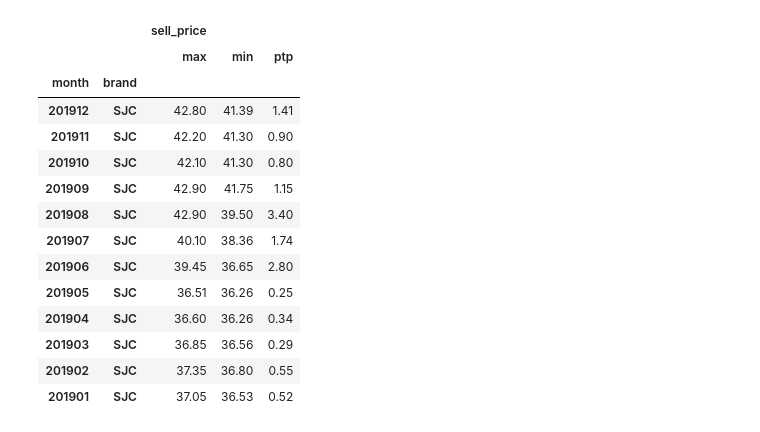
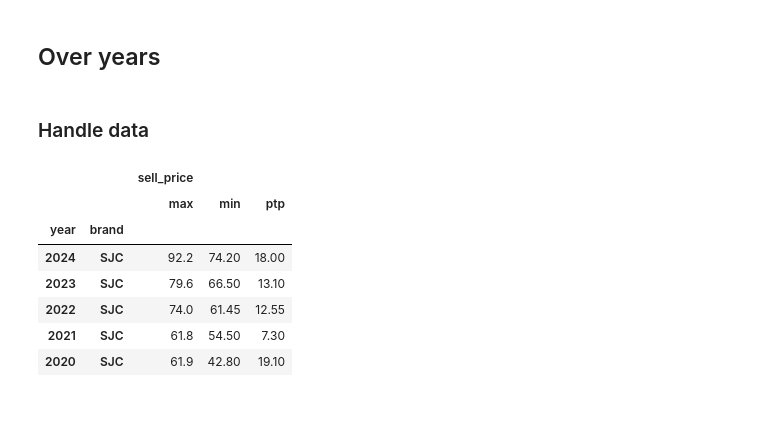
Before and after one commit to HungNguyen501/Python-Core, a Jupyter notebook: src/web_crawler/gold_prices.ipynb, the cells around one changed output. Cells and saved outputs as stored; diff of their text form; code cells hidden in the pictures.

```diff
--- a/src/web_crawler/gold_prices.ipynb
+++ b/src/web_crawler/gold_prices.ipynb
@@ -183,0 +168,3 @@ df.head(n=5)
+# %%
+df_gold_prices = pd.read_csv(filepath_or_buffer=f"./data/gold_prices/{start_date.strftime('%Y%m%d')}_{end_date.strftime('%Y%m%d')}.csv")
+df_gold_prices.info()
@@ -229,20 +263,20 @@ df.query("brand == 'SJC'").groupby(by=["year", "brand"]).agg({
+# %% [markdown]
+## Over years
+# %% [markdown]
+### Handle data
 # %%
-df.query("brand == 'SJC' and year == 2019").groupby(by=["month", "brand"]).agg({
+df_gold_prices["year"] = (df_gold_prices["event_date"] / 10 ** 4).astype(int)
+# df_gold_prices.head()
+df_over_years = df_gold_prices.query("brand == 'SJC'").groupby(by=["year", "brand"]).agg({
     "sell_price": ["max", "min", np.ptp,]
-}).sort_values(by="month", ascending=False)
+}).sort_values(by="year", ascending=False).copy(deep=True)
+df_over_years.head()
 # %% [output]
 |  |  | sell_price |  |  |
 |  |  | max | min | ptp |
-| month | brand |  |  |  |
-| 201912 | SJC | 42.80 | 41.39 | 1.41 |
-| 201911 | SJC | 42.20 | 41.30 | 0.90 |
-| 201910 | SJC | 42.10 | 41.30 | 0.80 |
-| 201909 | SJC | 42.90 | 41.75 | 1.15 |
-| 201908 | SJC | 42.90 | 39.50 | 3.40 |
-| 201907 | SJC | 40.10 | 38.36 | 1.74 |
-| 201906 | SJC | 39.45 | 36.65 | 2.80 |
-| 201905 | SJC | 36.51 | 36.26 | 0.25 |
-| 201904 | SJC | 36.60 | 36.26 | 0.34 |
-| 201903 | SJC | 36.85 | 36.56 | 0.29 |
-| 201902 | SJC | 37.35 | 36.80 | 0.55 |
-| 201901 | SJC | 37.05 | 36.53 | 0.52 |
+| year | brand |  |  |  |
+| 2024 | SJC | 92.2 | 74.20 | 18.00 |
+| 2023 | SJC | 79.6 | 66.50 | 13.10 |
+| 2022 | SJC | 74.0 | 61.45 | 12.55 |
+| 2021 | SJC | 61.8 | 54.50 | 7.30 |
+| 2020 | SJC | 61.9 | 42.80 | 19.10 |
```
Also changed, not shown: parts of 33 cells of this notebook, 14 other files.
